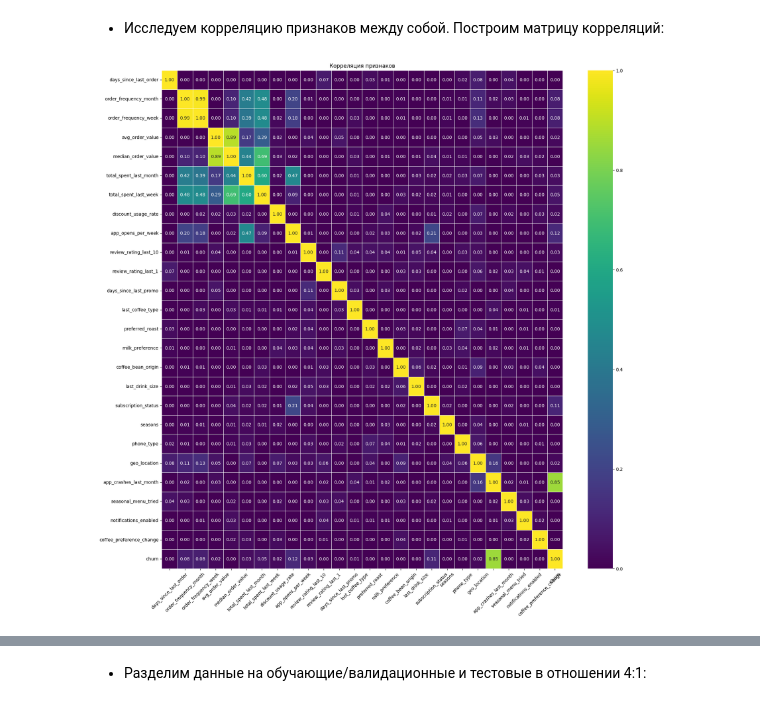
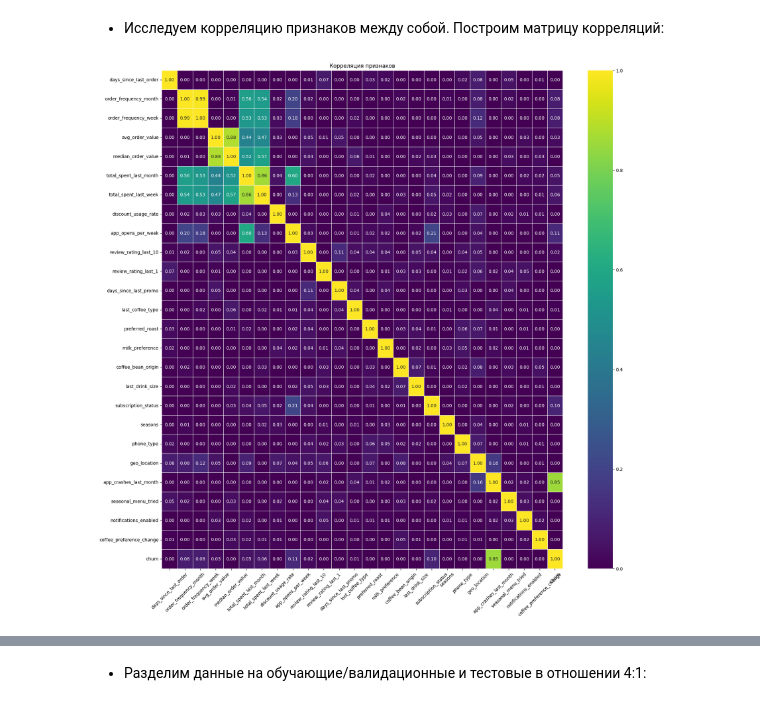
Before and after one commit to tvorogov-code/ds-yandex, a Jupyter notebook: notebooks/Проект спринта 11/Проект спринта 11.ipynb, the cells around one changed output, grey strips where cells are left out. Drawn from its saved outputs; the diff is of its cells as text; code cells hidden in the pictures.

```diff
--- a/notebooks/Проект спринта 11/Проект спринта 11.ipynb
+++ b/notebooks/Проект спринта 11/Проект спринта 11.ipynb
@@ -617,8 +514,20 @@ df[num_columns].describe(percentiles=[0.25, 0.5, 0.75, 0.9, 0.95, 0.99, 0.995])
 # %%
+# Удалим выбросы в столбце total_spent_last_month по 99.9 процентилю
 last_count = len(df)
 percentile_999 = df['total_spent_last_month'].quantile(0.999)
 new_count = last_count - (df['total_spent_last_month'] < percentile_999).sum()
 
 print(f"Строк к удалению по 99.9 процентилю во всем датасете: {new_count} ({new_count / initial_count * 100:.2f}%)")
+
+df_filtered = df[df['total_spent_last_month'] < percentile_999]
+
+# Построим диаграмму распределения оставшихся данных
+draw_double_diag(df_filtered,
+                    "Сумма заказов за последний месяц (99.9 процентиль)",
+                    'total_spent_last_month',
+                    'churn',
+                    "Сумма",
+                    "Количество")
+df = df_filtered
 last_count = len(df)
 # %% [output]
@@ -626,10 +536,11 @@ last_count = len(df)
 # %% [markdown]
 - Исследуем корреляцию признаков между собой. Построим матрицу корреляций:
 # %%
-phik_matrix = phik.phik_matrix(df[num_columns + cat_columns + bool_columns + ['churn']], interval_cols=num_columns)
+phik_matrix = phik.phik_matrix(df[num_columns + cat_columns + bool_columns + ['churn']],
+                               interval_cols=num_columns)
 draw_heatmap(phik_matrix, "Корреляция признаков", figsize=(20, 20))
 # %% [output]
-[figure, old version]
+[figure, new version]
 # %% [markdown]
 - Наибольшая корреляция наблюдается у схожих признаков - частоты заказов в месяц с частотой за неделю и у медианной стоимости со средней стоимостью заказа. Из этих двух пар для обучения модели можно оставить по одному признаку, например, `avg_order_value` и `order_frequency_month`.
 - Средняя корреляция у расходов за последний месяц и последнюю неделю друг с другом и со средним количеством заказов в месяц и в неделю.
```
Also changed, not shown: parts of 32 cells of this notebook, 1 other file.
